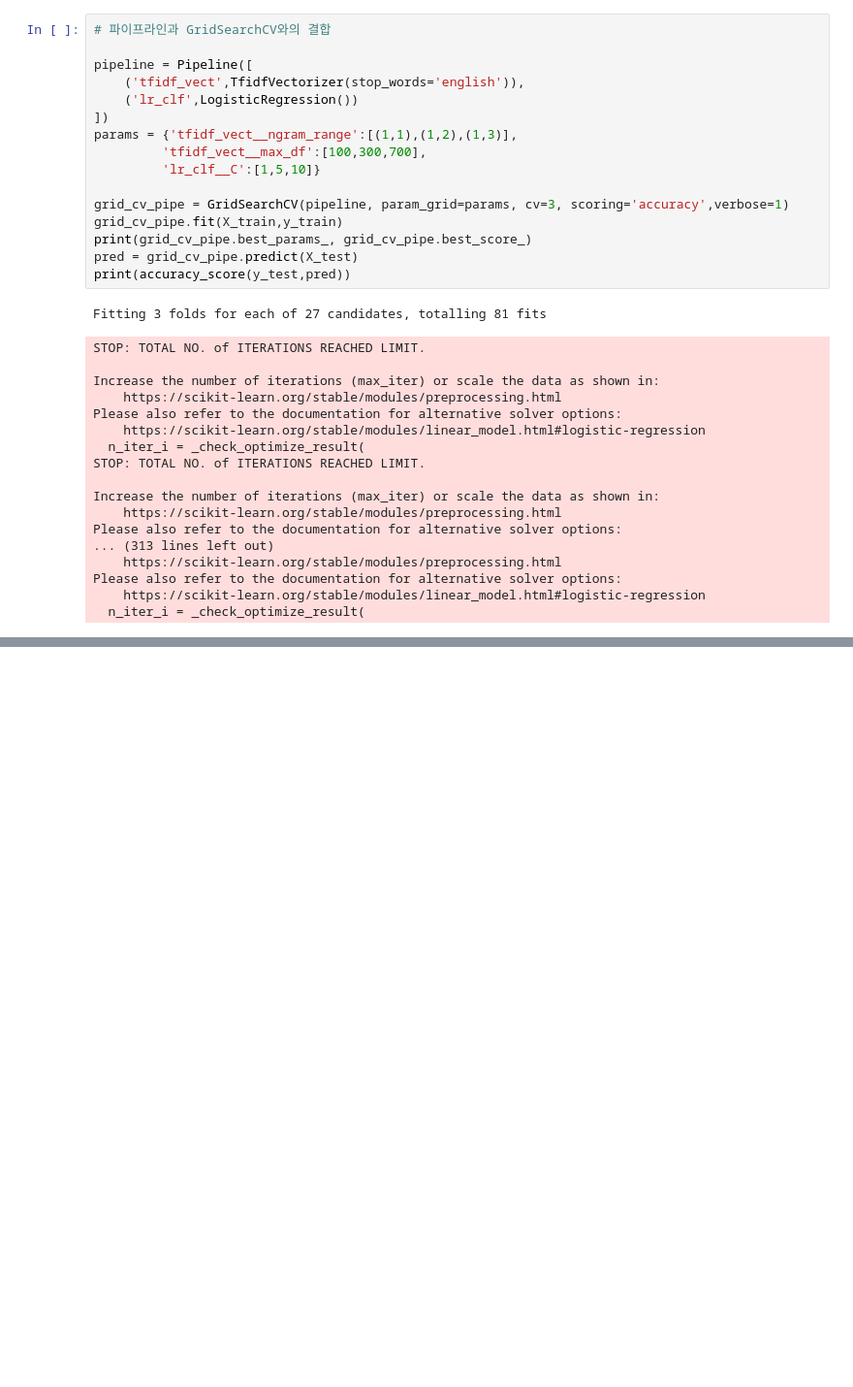
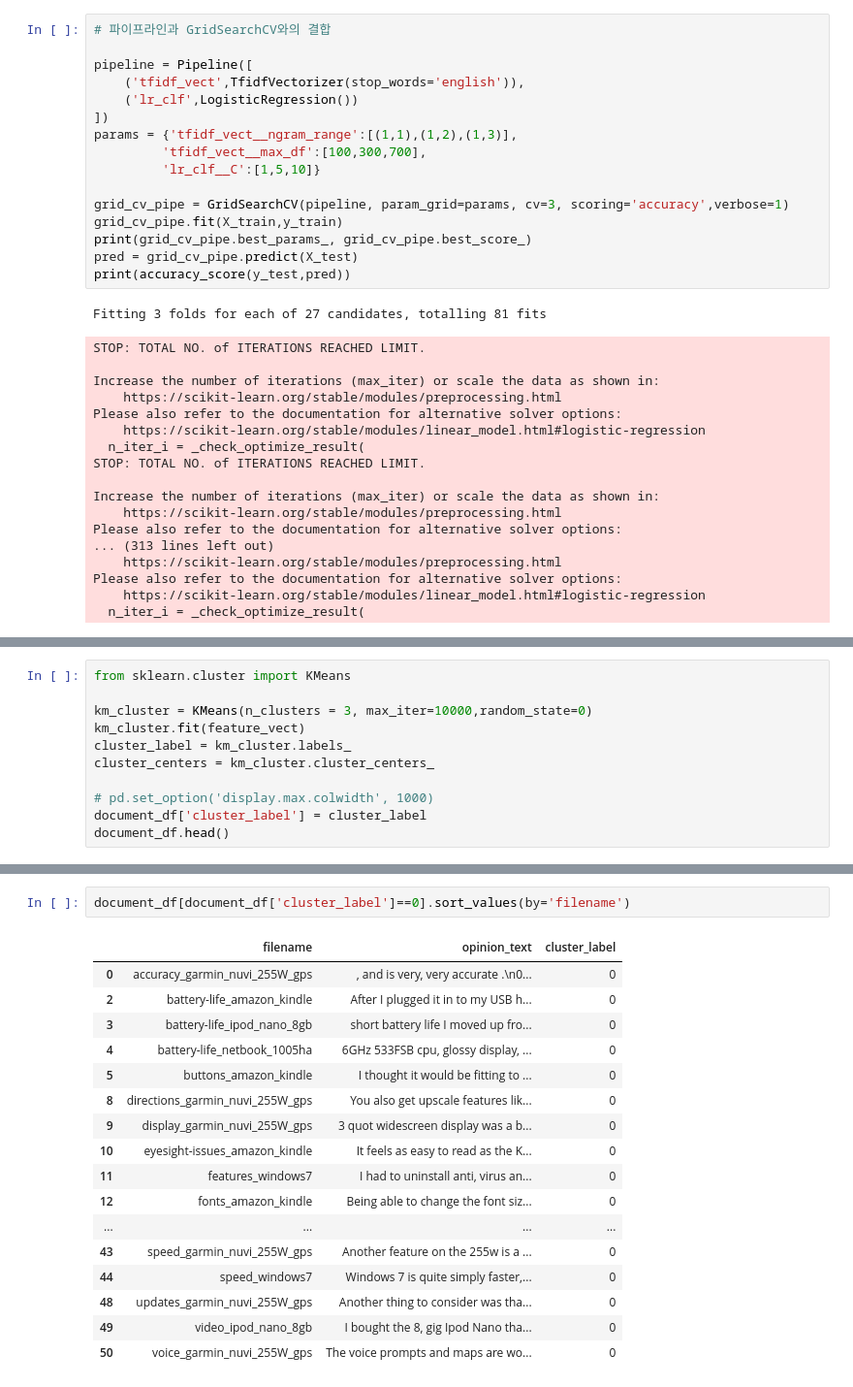
Before and after one commit to bnv20/kdt3, a Jupyter notebook: text분석1_guide.ipynb, the cells around one changed output, grey strips where cells are left out. Shown: that part at 97% size. Cells and saved outputs as stored; diff of their text form; blank space fills up the shorter version.

```diff
--- a/text분석1_guide.ipynb
+++ b/text분석1_guide.ipynb
@@ -378,0 +640,11 @@ Please also refer to the documentation for alternative solver options:
+# %%
+from sklearn.cluster import KMeans
+
+km_cluster = KMeans(n_clusters = 3, max_iter=10000,random_state=0)
+km_cluster.fit(feature_vect)
+cluster_label = km_cluster.labels_
+cluster_centers = km_cluster.cluster_centers_
+
+# pd.set_option('display.max.colwidth', 1000)
+document_df['cluster_label'] = cluster_label
+document_df.head()
@@ -378,0 +658,20 @@ Please also refer to the documentation for alternative solver options:
+# %%
+document_df[document_df['cluster_label']==0].sort_values(by='filename')
+# %% [output]
+|  | filename | opinion_text | cluster_label |
+| 0 | accuracy_garmin_nuvi_255W_gps | , and is very, very accurate .\n0... | 0 |
+| 2 | battery-life_amazon_kindle | After I plugged it in to my USB h... | 0 |
+| 3 | battery-life_ipod_nano_8gb | short battery life I moved up fro... | 0 |
+| 4 | battery-life_netbook_1005ha | 6GHz 533FSB cpu, glossy display, ... | 0 |
+| 5 | buttons_amazon_kindle | I thought it would be fitting to ... | 0 |
+| 8 | directions_garmin_nuvi_255W_gps | You also get upscale features lik... | 0 |
+| 9 | display_garmin_nuvi_255W_gps | 3 quot widescreen display was a b... | 0 |
+| 10 | eyesight-issues_amazon_kindle | It feels as easy to read as the K... | 0 |
+| 11 | features_windows7 | I had to uninstall anti, virus an... | 0 |
+| 12 | fonts_amazon_kindle | Being able to change the font siz... | 0 |
+| ... | ... | ... | ... |
+| 43 | speed_garmin_nuvi_255W_gps | Another feature on the 255w is a ... | 0 |
+| 44 | speed_windows7 | Windows 7 is quite simply faster,... | 0 |
+| 48 | updates_garmin_nuvi_255W_gps | Another thing to consider was tha... | 0 |
+| 49 | video_ipod_nano_8gb | I bought the 8, gig Ipod Nano tha... | 0 |
+| 50 | voice_garmin_nuvi_255W_gps | The voice prompts and maps are wo... | 0 |
```
Also changed, not shown: parts of 28 cells of this notebook.
